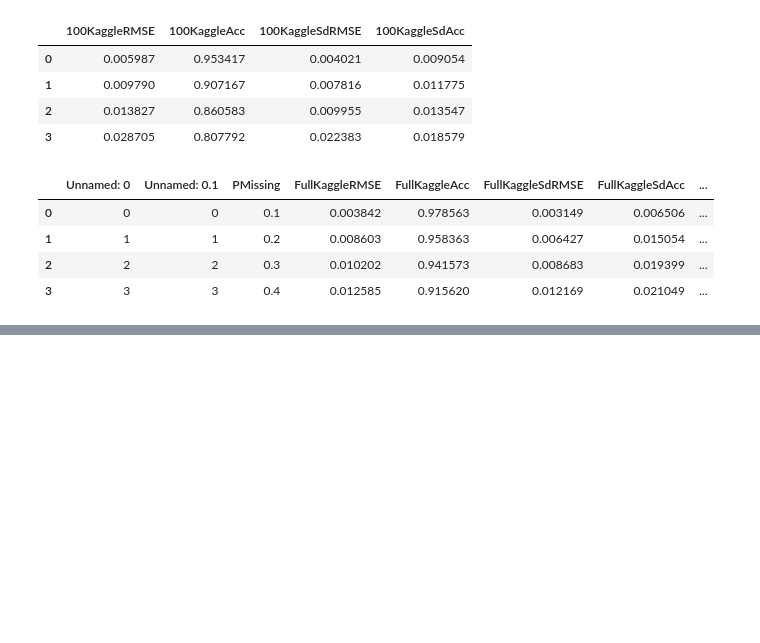
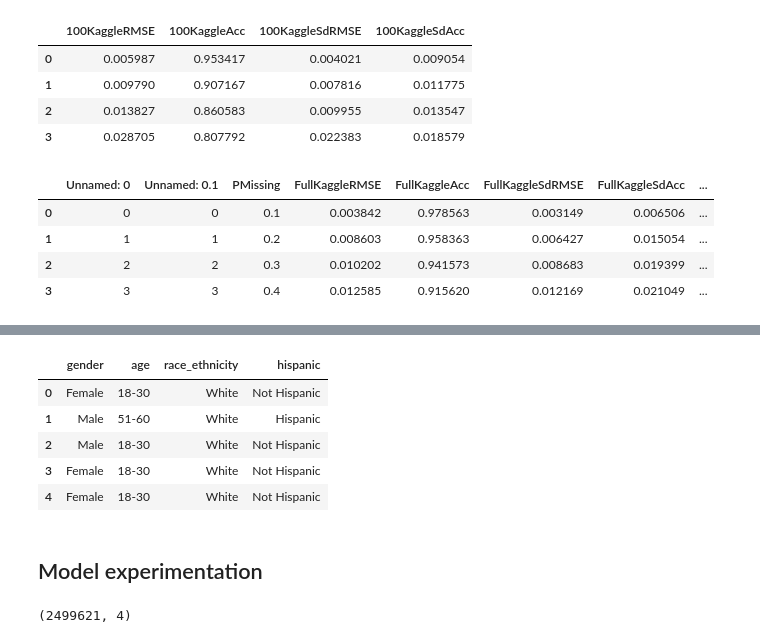
Before and after one commit to cesar-yoab/Survey-GAINs, a Jupyter notebook: SurveyGAINs.ipynb, the cells around one changed output, grey strips where cells are left out. Cells and saved outputs as stored; diff of their text form; code cells hidden in the pictures; blank space fills up the shorter version.

```diff
--- a/SurveyGAINs.ipynb
+++ b/SurveyGAINs.ipynb
@@ -1100,0 +1126,12 @@ results.to_csv("gain_results.csv")
+# %%
+acs_df = acs_df[['gender','age','race_ethnicity', 'hispanic']]
+acs_df.head()
+# %% [output]
+|  | gender | age | race_ethnicity | hispanic |
+| 0 | Female | 18-30 | White | Not Hispanic |
+| 1 | Male | 51-60 | White | Hispanic |
+| 2 | Male | 18-30 | White | Not Hispanic |
+| 3 | Female | 18-30 | White | Not Hispanic |
+| 4 | Female | 18-30 | White | Not Hispanic |
+# %% [markdown]
+## Model experimentation
@@ -1100,0 +1168,4 @@ results.to_csv("gain_results.csv")
+# %%
+X.shape
+# %% [output]
+(2499621, 4)
```
Also changed, not shown: parts of 15 cells of this notebook.
